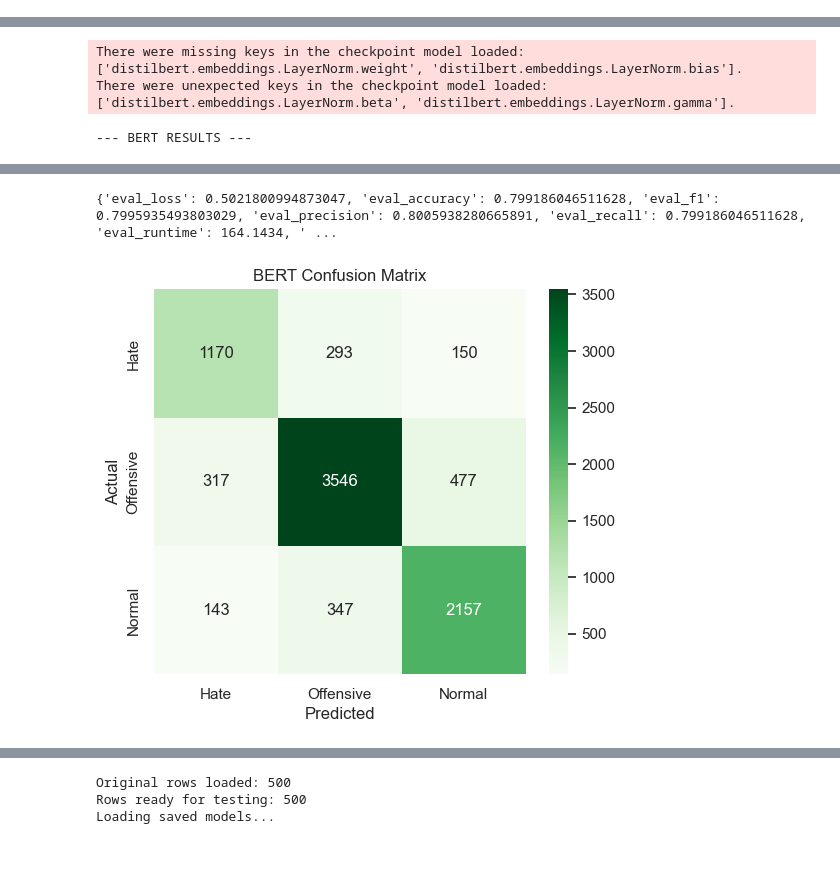
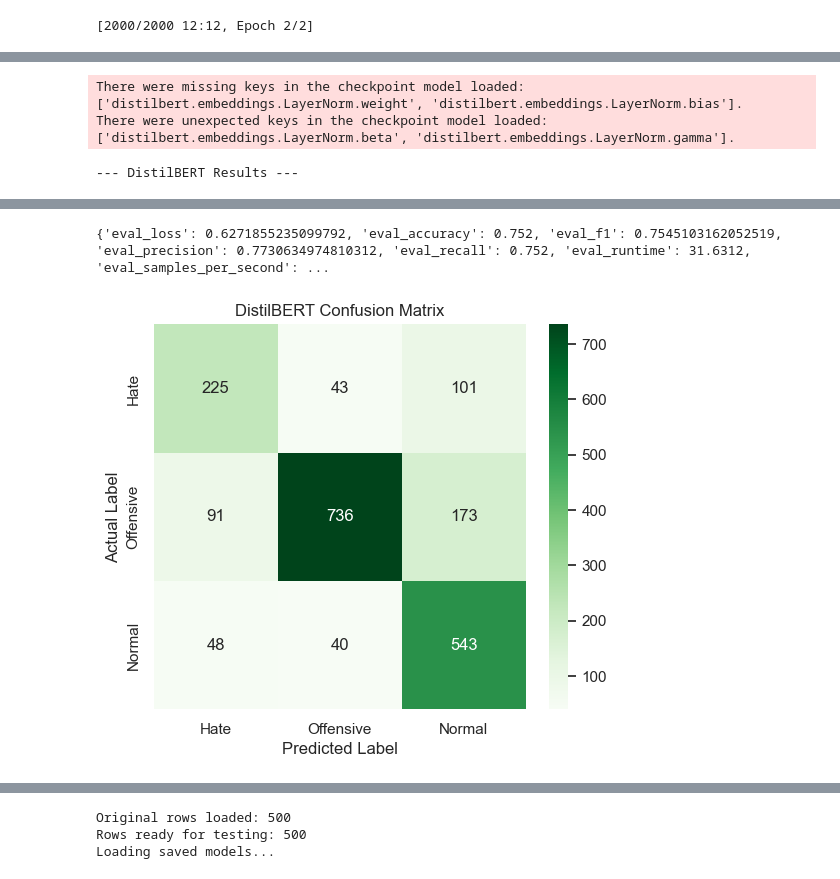
Before and after one commit to parsak4936/Real-Time-Hate-Speech-Detection, a Jupyter notebook: src/Hate_speach_Project.ipynb, the cells around one changed output, grey strips where cells are left out. Saved outputs shown, nothing was run; the diff lists cells and outputs as text; code cells hidden in the pictures.

```diff
--- a/src/Hate_speach_Project.ipynb
+++ b/src/Hate_speach_Project.ipynb
@@ -272,40 +543,46 @@ Offensive (1)       0.91      0.72      0.80      5228
 # %%
-# -----DistilBERT on GPU -----
+# ------------------------------------------
+# DISTILBERT CONFIGURATION
+# ------------------------------------------
+print("----- Training DistilBERT (GPU Accelerated) -----")
 
-print("--- TRAINING DistilBERT -----")
+# we use a subset of the data to speed up training for this demonstration
+# if you have a powerful server, you can set sample_size = None to use all rows
+SAMPLE_SIZE = 10000
 
-#  GPU CHECK for faster calculation
-if torch.cuda.is_available():
-    print(f"GPU Detected: {torch.cuda.get_device_name(0)}")
-else:
-    print("GPU not detected.")
-
-# Configuration
-SAMPLE_SIZE = 43000 #on  43 k instead of 53k data
 if SAMPLE_SIZE:
     df_bert = df.sample(SAMPLE_SIZE, random_state=42)
-    print(f"Running on a subset of {SAMPLE_SIZE} rows...")
+    print(f"Running on a subset of {SAMPLE_SIZE} rows to save time...")
 else:
     df_bert = df
-    print(f"Running on FULL dataset ({len(df)} rows)...")
+    print(f"Running on full dataset ({len(df)} rows)...")
 
-# 2. Tokenization
+# ------------------------------------------
+# TOKENIZATION
+# ------------------------------------------
+# loading the pre-trained tokenizer from hugging face
 tokenizer = DistilBertTokenizer.from_pretrained("distilbert-base-uncased")
 
 def tokenize_function(examples):
+    # truncating to 128 tokens covers most tweets (which are short)
+    # padding ensures all inputs are the same length for the matrix math
     return tokenizer(examples["text"], padding="max_length", truncation=True, max_length=128)
 
+# converting pandas dataframe to hugging face dataset format
 dataset_hf = Dataset.from_pandas(df_bert[['text', 'label']])
 tokenized_datasets = dataset_hf.map(tokenize_function, batched=True)
 
+# splitting into train (80%) and test (20%)
 train_test = tokenized_datasets.train_test_split(test_size=0.2)
 train_dataset = train_test['train']
 test_dataset = train_test['test']
 
-#Model Setup
+# ------------------------------------------
+# MODEL SETUP
+# ------------------------------------------
+# loading the pre-trained distilbert model and reshaping the final layer for 3 classes
 model = DistilBertForSequenceClassification.from_pretrained("distilbert-base-uncased", num_labels=3)
 
-# ML Metrics
 def compute_metrics(pred):
     labels = pred.label_ids
     preds = pred.predictions.argmax(-1)
@@ -313,20 +590,22 @@ def compute_metrics(pred):
     acc = accuracy_score(labels, preds)
     return {'accuracy': acc, 'f1': f1, 'precision': precision, 'recall': recall}
 
-# Training Arguments
+# ------------------------------------------
+# TRAINING ARGUMENTS
+# ------------------------------------------
 training_args = TrainingArguments(
     output_dir='./results',
-    num_train_epochs=2,
-    per_device_train_batch_size=8,
-    per_device_eval_batch_size=16, # Decrease to 8 if you get "Out of Memory" errors
-    warmup_steps=100,
+    num_train_epochs=2,              # 2 epochs is usually enough for fine-tuning
+    per_device_train_batch_size=8,   # kept low (8) to avoid out of memory errors
+    per_device_eval_batch_size=16,
+    warmup_steps=100,                # gradually increase learning rate
     weight_decay=0.01,
     logging_dir='./logs',
     logging_steps=50,
     eval_strategy="epoch",
     save_strategy="epoch",
     load_best_model_at_end=True,
-    report_to="none"
+    report_to="none"                 # disables wandb/mlflow reporting
 )
 
 trainer = Trainer(
@@ -337,27 +616,29 @@ trainer = Trainer(
     compute_metrics=compute_metrics
 )
 
-print("Starting Training...")
+print("Starting training loop...")
 trainer.train()
 
-# Evaluation
-print("\n--- BERT RESULTS ---")
+# ------------------------------------------
+# EVALUATION & VISUALIZATION
+# ------------------------------------------
+print("\n--- DistilBERT Results ---")
 results = trainer.evaluate()
 print(results)
 
-# Confusion Matrix
+# generating predictions for the confusion matrix
 preds_output = trainer.predict(test_dataset)
 y_pred_bert = preds_output.predictions.argmax(-1)
 y_true_bert = preds_output.label_ids
 
-
 cm_bert = confusion_matrix(y_true_bert, y_pred_bert)
 plt.figure(figsize=(6,5))
+# using 'Greens' color map to distinguish from the blue baseline chart
 sns.heatmap(cm_bert, annot=True, fmt='d', cmap='Greens',
             xticklabels=['Hate', 'Offensive', 'Normal'],
             yticklabels=['Hate', 'Offensive', 'Normal'])
-plt.title('BERT Confusion Matrix')
-plt.xlabel('Predicted')
-plt.ylabel('Actual')
+plt.title('DistilBERT Confusion Matrix')
+plt.xlabel('Predicted Label')
+plt.ylabel('Actual Label')
 plt.show()
 # %% [output]
@@ -386 +666,2 @@ Starting Training...
+[2000/2000 12:12, Epoch 2/2]
 | Epoch | Training Loss | Validation Loss | Accuracy | F1 | Precision | Recall |
@@ -389,6 +670,6 @@ Starting Training...
-There were missing keys in the checkpoint model loaded: ['distilbert.embeddings.LayerNorm.weight', 'distilbert.embeddings.LayerNorm.bias'].
-There were unexpected keys in the checkpoint model loaded: ['distilbert.embeddings.LayerNorm.beta', 'distilbert.embeddings.LayerNorm.gamma'].
---- BERT RESULTS ---
+There were missing keys in the checkpoint model loaded: ['distilbert.embeddings.LayerNorm.weight', 'distilbert.embeddings.LayerNorm.bias'].
+There were unexpected keys in the checkpoint model loaded: ['distilbert.embeddings.LayerNorm.beta', 'distilbert.embeddings.LayerNorm.gamma'].
+--- DistilBERT Results ---
 [interactive output not drawn]
-{'eval_loss': 0.5021800994873047, 'eval_accuracy': 0.799186046511628, 'eval_f1': 0.7995935493803029, 'eval_precision': 0.8005938280665891, 'eval_recall': 0.799186046511628, 'eval_runtime': 164.1434, ' ...
+{'eval_loss': 0.6271855235099792, 'eval_accuracy': 0.752, 'eval_f1': 0.7545103162052519, 'eval_precision': 0.7730634974810312, 'eval_recall': 0.752, 'eval_runtime': 31.6312, 'eval_samples_per_second': ...
-[figure, old version]
+[figure, new version]
```
Also changed, not shown: parts of 29 cells of this notebook, 4 other files.
